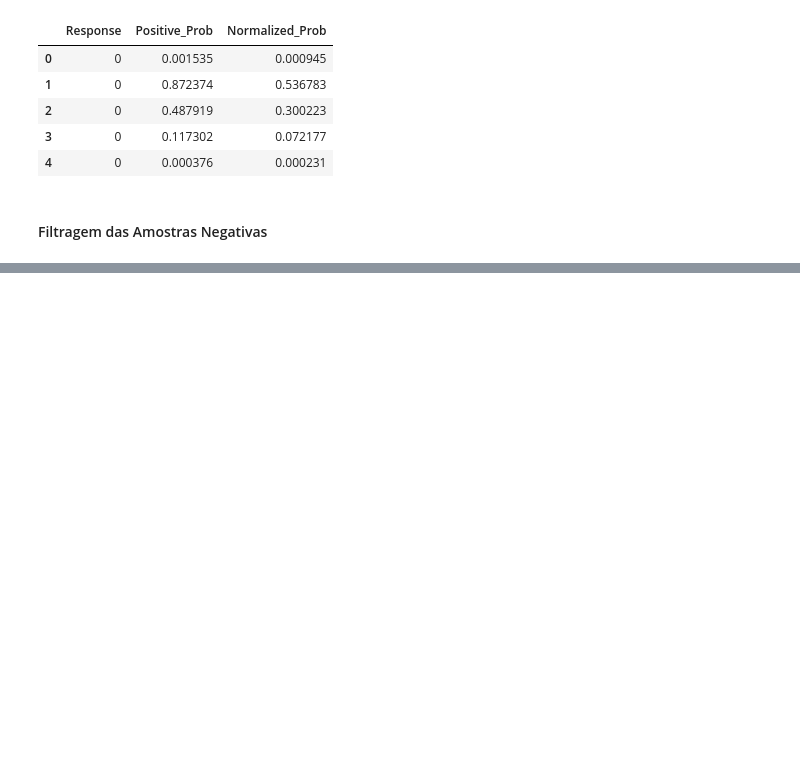
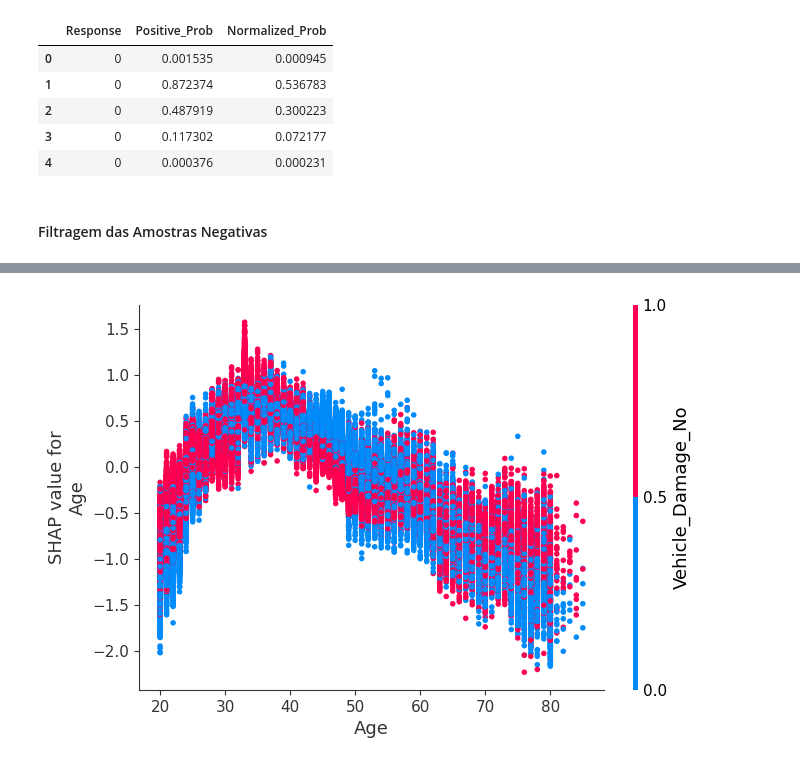
Before and after one commit to RaulMartino/Cefet, a Jupyter notebook: Inteligência Artificial/T4.ipynb, the cells around one changed output, grey strips where cells are left out. Saved outputs shown, nothing was run; the diff lists cells and outputs as text; code cells hidden in the pictures; blank space fills up the shorter version.

```diff
--- a/Inteligência Artificial/T4.ipynb
+++ b/Inteligência Artificial/T4.ipynb
@@ -161,0 +205,8 @@ Número de amostras após a filtragem:  107753
+# %%
+# 2. Dependência de uma feature específica
+shap_values_values = shap_values.values
+
+# Acessar os valores da feature 'Age' e suas interações
+shap.dependence_plot('Age', shap_values_values, X_train)
+# %% [output]
+[figure, added]
```
Also changed, not shown: parts of 9 cells of this notebook.
